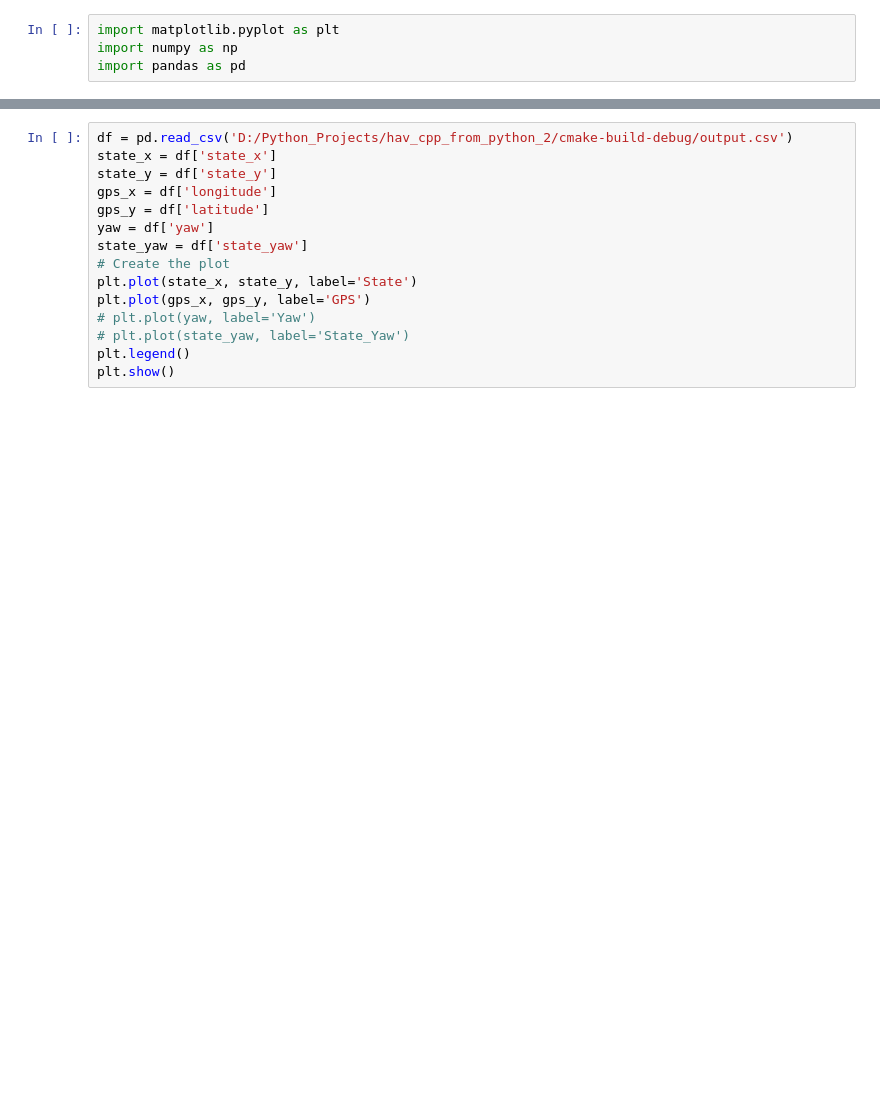
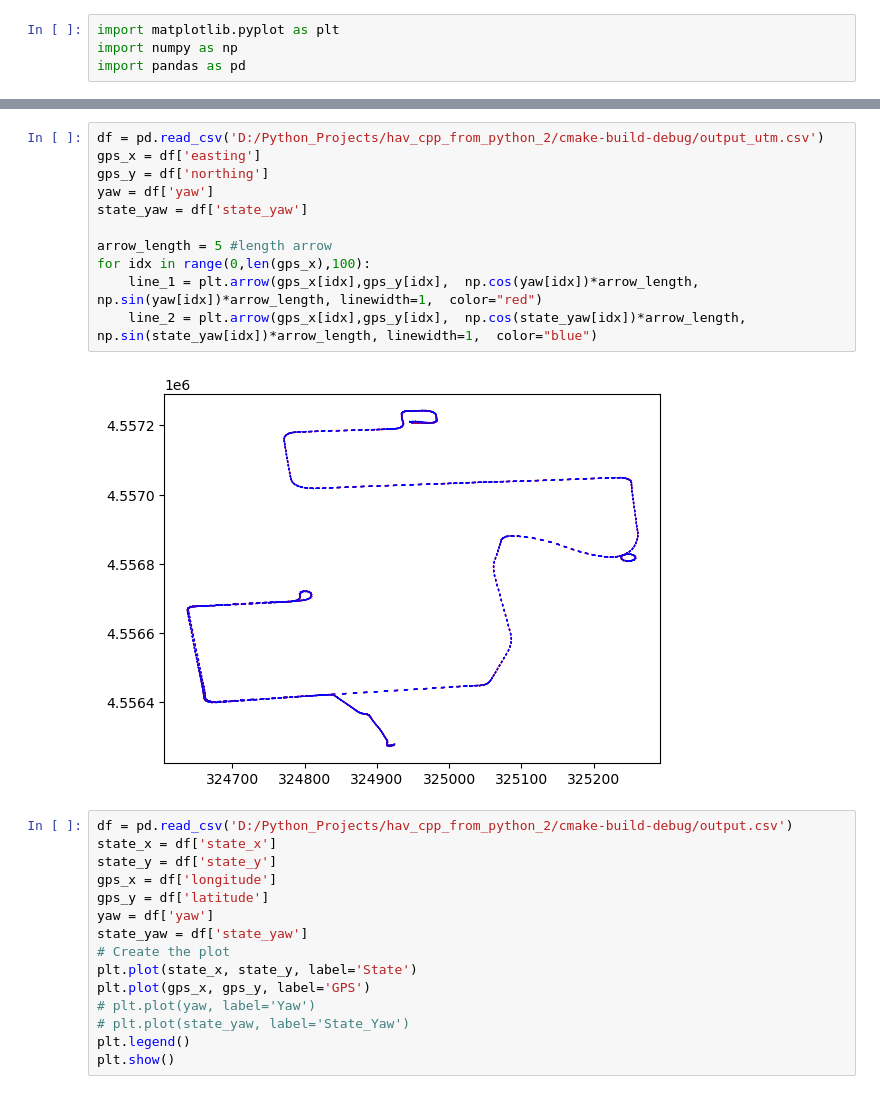
Before and after one commit to Janudis/Extended-Kalman-Filter-GPS_IMU, a Jupyter notebook: visualise.ipynb, the cells around one changed output, grey strips where cells are left out. Saved outputs shown, nothing was run; the diff lists cells and outputs as text; blank space fills up the shorter version.

```diff
--- a/visualise.ipynb
+++ b/visualise.ipynb
@@ -5,3 +22,16 @@ import pandas as pd
+# %%
+df = pd.read_csv('D:/Python_Projects/hav_cpp_from_python_2/cmake-build-debug/output_utm.csv')
+gps_x = df['easting']
+gps_y = df['northing']
+yaw = df['yaw']
+state_yaw = df['state_yaw']
+
+arrow_length = 5 #length arrow
+for idx in range(0,len(gps_x),100):
+    line_1 = plt.arrow(gps_x[idx],gps_y[idx],  np.cos(yaw[idx])*arrow_length, np.sin(yaw[idx])*arrow_length, linewidth=1,  color="red")
+    line_2 = plt.arrow(gps_x[idx],gps_y[idx],  np.cos(state_yaw[idx])*arrow_length, np.sin(state_yaw[idx])*arrow_length, linewidth=1,  color="blue")
+# %% [output]
+[figure, added]
 # %%
 df = pd.read_csv('D:/Python_Projects/hav_cpp_from_python_2/cmake-build-debug/output.csv')
 state_x = df['state_x']
```
Also changed, not shown: parts of 1 cell of this notebook, 22 other files.
